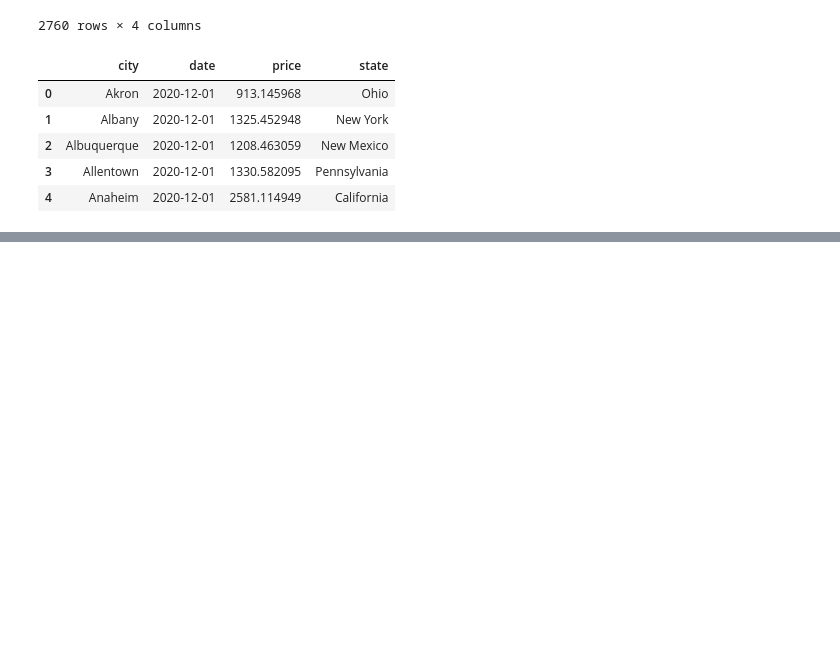
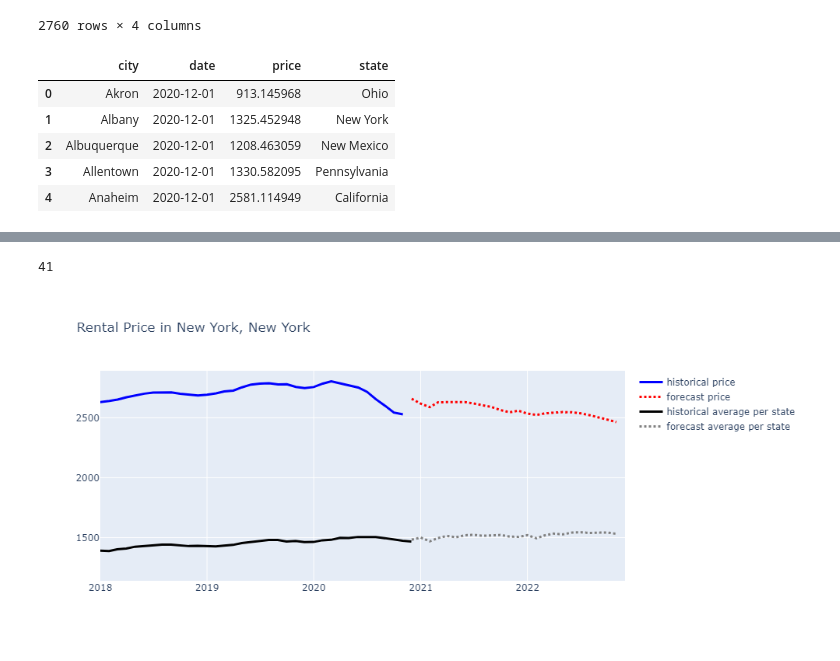
Before and after one commit to tigju/cityspire-f-ds, a Jupyter notebook: notebooks/rentals/rental_fbprophet.ipynb, the cells around one changed output, grey strips where cells are left out. Cells and saved outputs as stored; diff of their text form; code cells hidden in the pictures; blank space fills up the shorter version.

Commit message:
Created visualization graph for rental historical and forecast prices

```diff
--- a/notebooks/rentals/rental_fbprophet.ipynb
+++ b/notebooks/rentals/rental_fbprophet.ipynb
@@ -1026,0 +1029,7 @@ forecasted2.to_csv('data/forecasted_rentals_cities.csv')
+# %%
+df_cities_historical = pd.read_csv('data/historical_rentals.csv', parse_dates=['date'], index_col=['date'])
+df_cities = pd.read_csv("data/forecasted_rentals_cities.csv", index_col=0)
+df_states = pd.read_csv("data/forecasted_rentals_states.csv",  index_col=0)
+# %%
+df_cities_historical.drop(columns=['Unnamed: 0'], inplace=True)
+df_cities_historical.head()
@@ -1026,0 +1044,4 @@ forecasted2.to_csv('data/forecasted_rentals_cities.csv')
+# %%
+avg_hist = df_cities_historical.groupby('state').resample('M').mean()
+# %%
+avg_hist = avg_hist.reset_index()
@@ -1026,0 +1057,4 @@ forecasted2.to_csv('data/forecasted_rentals_cities.csv')
+# %%
+len(df_states.state.unique())
+# %% [output]
+41
@@ -1026,0 +1063,18 @@ forecasted2.to_csv('data/forecasted_rentals_cities.csv')
+# %%
+city = 'New York'
+state = 'New York'
+subset_hist = df_cities_historical[df_cities_historical['city'] == city]
+subset_avg = avg_hist[avg_hist['state'] == state]
+subset_forecast = df_cities[df_cities['city'] == city]
+subset_state = df_states[df_states['state'] == state]
+
+fig = px.line(title=f'Rental Price in {city}, {state}')
+fig.add_scatter(x=subset_hist.index, y=subset_hist['price'],  name='historical price', mode='lines', line=dict(color='blue', width=3))
+fig.add_scatter(x=subset_forecast['date'], y=subset_forecast['price'],  name='forecast price', mode='lines', line=dict(color='red', width=3, dash='dot'))
+fig.add_scatter(x=subset_avg['date'], y=subset_avg['price'], name='historical average per state', line=dict(color='black', width=3))
+fig.add_scatter(x=subset_state['date'], y=subset_state['price'],  name='forecast average per state', mode='lines', line=dict(color='gray', width=3, dash='dot'))
+fig.update_layout(xaxis=dict(range=['2018-01-01','2022-12-01']))
+# fig.update_layout(yaxis=dict(range=[1000, 3000]))
+fig.show()
+# %% [output]
+[figure, added]
```
Also changed, not shown: parts of 10 cells of this notebook, 2 other files.
